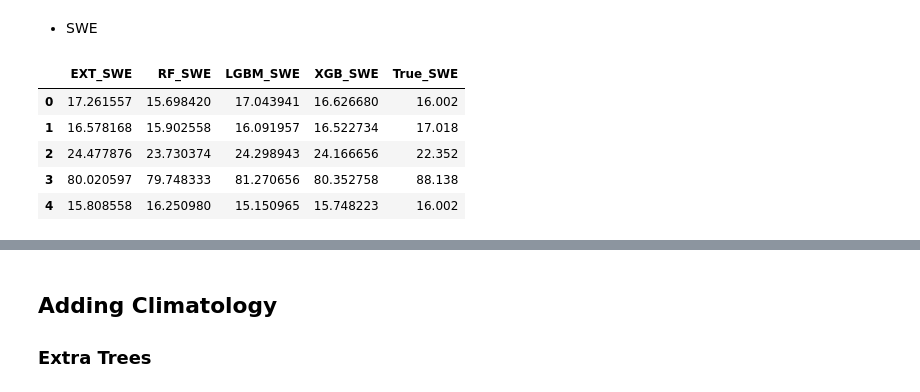
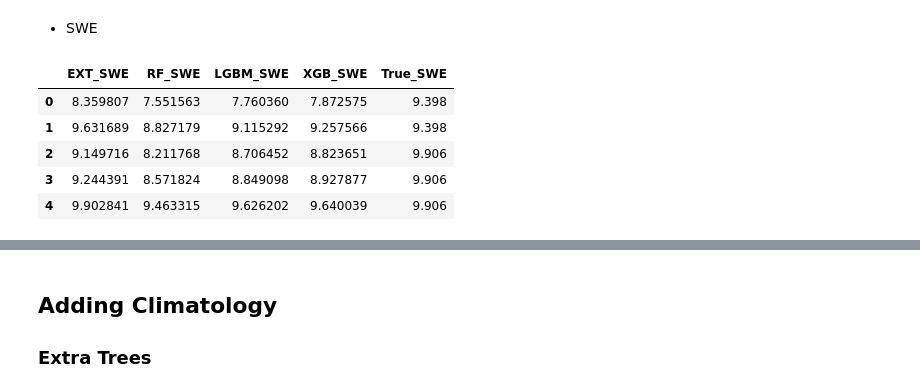
Before and after one commit to cryogars/density-models, a Jupyter notebook: notebooks/05_ml_models.ipynb, the cells around one changed output, grey strips where cells are left out. Cells and saved outputs as stored; diff of their text form; code cells hidden in the pictures.

```diff
--- a/notebooks/05_ml_models.ipynb
+++ b/notebooks/05_ml_models.ipynb
@@ -98,2 +61,13 @@ y_pred_rf_main = rf_trees_main.predict(X_test_main)
+# %%
+with open('../experiments/results/tune_new/rf_main_tune_target_20250902_232842.yaml', mode='r', encoding="utf-8") as file:
+            raw_config = yaml.safe_load(file)
+
+rf_hyp_from_optuna = raw_config['performance']['hyperparameters']
+
+
+rf_trees_main=RandomForestRegressor(**rf_hyp_from_optuna, random_state=all_config.global_cfg.seed, n_jobs=all_config.global_cfg.n_jobs)
+
+rf_trees_main.fit(X_train_main, y_train)
+y_pred_rf_main = rf_trees_main.predict(X_test_main)
 # %% [markdown]
 ### LightGBM
@@ -154,0 +120,28 @@ y_pred_xgb_main = xgb_main.predict(dtest)
+# %%
+with open('../experiments/results/tune_new/xgboost_main_tune_target_20250902_200431.yaml', mode='r', encoding="utf-8") as file:
+            raw_config = yaml.safe_load(file)
+
+sampling_method = "gradient_based" if xgb_device == "cuda" else "uniform"
+default_params_xgb = {
+    "objective": "reg:squarederror",
+    "seed": all_config.global_cfg.seed,
+    "tree_method": "hist",
+    "device": xgb_device,
+    "verbosity": 0,
+    "sampling_method": sampling_method
+}
+
+
+xgb_params_from_optuna=raw_config['performance']['hyperparameters']
+xgb_params_from_optuna.update(default_params_xgb)
+
+dtrain = xgb.DMatrix(X_train_main, label=y_train)
+dtest = xgb.DMatrix(X_test_main)
+
+xgb_main = xgb.train(
+    xgb_params_from_optuna,
+    dtrain,
+    num_boost_round=raw_config['performance']['metrics']['best_iteration'],
+)
+
+y_pred_xgb_main = xgb_main.predict(dtest)
@@ -185,20 +193,20 @@ compare_multiple_models(main_model_results, 'True_Density')
 # %%
 main_model_swe_results=pd.DataFrame({
     'EXT_SWE': main_model_results.EXT_Density.values*X_test_main.Snow_Depth.values,
     'RF_SWE': main_model_results.RF_Density.values*X_test_main.Snow_Depth.values,
     'LGBM_SWE': main_model_results.LGBM_Density.values*X_test_main.Snow_Depth.values,
     'XGB_SWE': main_model_results.XGB_Density.values*X_test_main.Snow_Depth.values,
-    'True_SWE': X_test_raw.SWE.values,
+    'True_SWE': raw_data.x_val.SWE.values,
 })
 
 main_model_swe_results.head()
 # %% [output]
 |  | EXT_SWE | RF_SWE | LGBM_SWE | XGB_SWE | True_SWE |
-| 0 | 17.261557 | 15.698420 | 17.043941 | 16.626680 | 16.002 |
-| 1 | 16.578168 | 15.902558 | 16.091957 | 16.522734 | 17.018 |
-| 2 | 24.477876 | 23.730374 | 24.298943 | 24.166656 | 22.352 |
-| 3 | 80.020597 | 79.748333 | 81.270656 | 80.352758 | 88.138 |
-| 4 | 15.808558 | 16.250980 | 15.150965 | 15.748223 | 16.002 |
+| 0 | 8.359807 | 7.551563 | 7.760360 | 7.872575 | 9.398 |
+| 1 | 9.631689 | 8.827179 | 9.115292 | 9.257566 | 9.398 |
+| 2 | 9.149716 | 8.211768 | 8.706452 | 8.823651 | 9.906 |
+| 3 | 9.244391 | 8.571824 | 8.849098 | 8.927877 | 9.906 |
+| 4 | 9.902841 | 9.463315 | 9.626202 | 9.640039 | 9.906 |
 # %%
 compare_multiple_models(main_model_swe_results, 'True_SWE')
 # %% [output]
```
Also changed, not shown: parts of 42 cells of this notebook.
